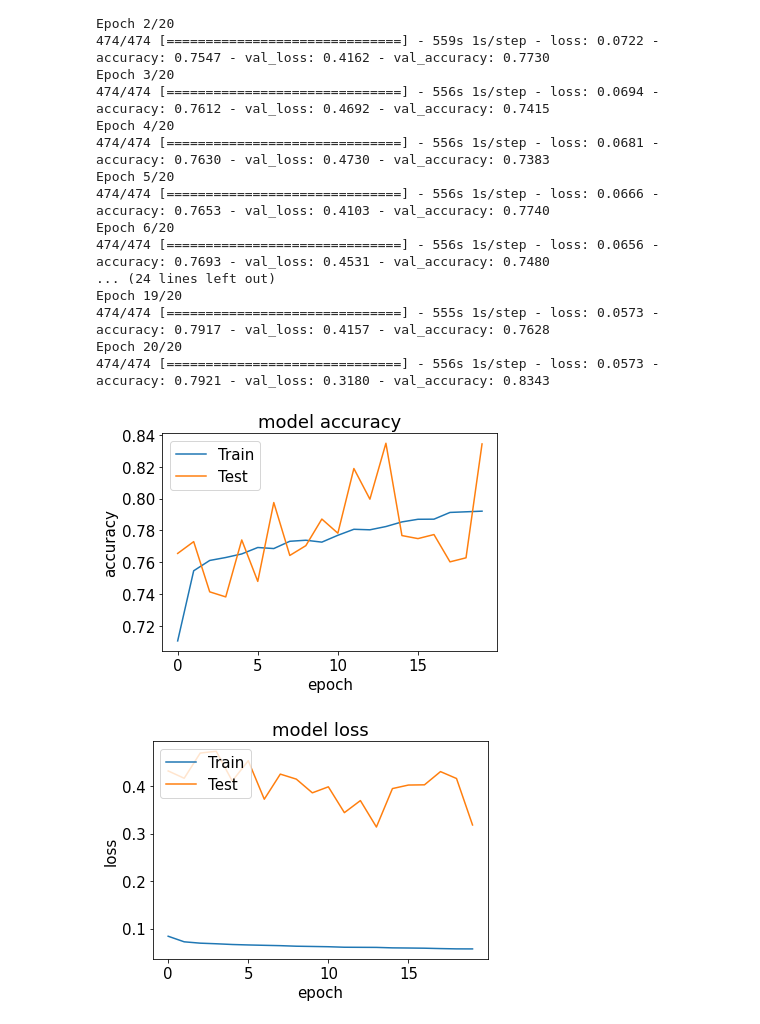
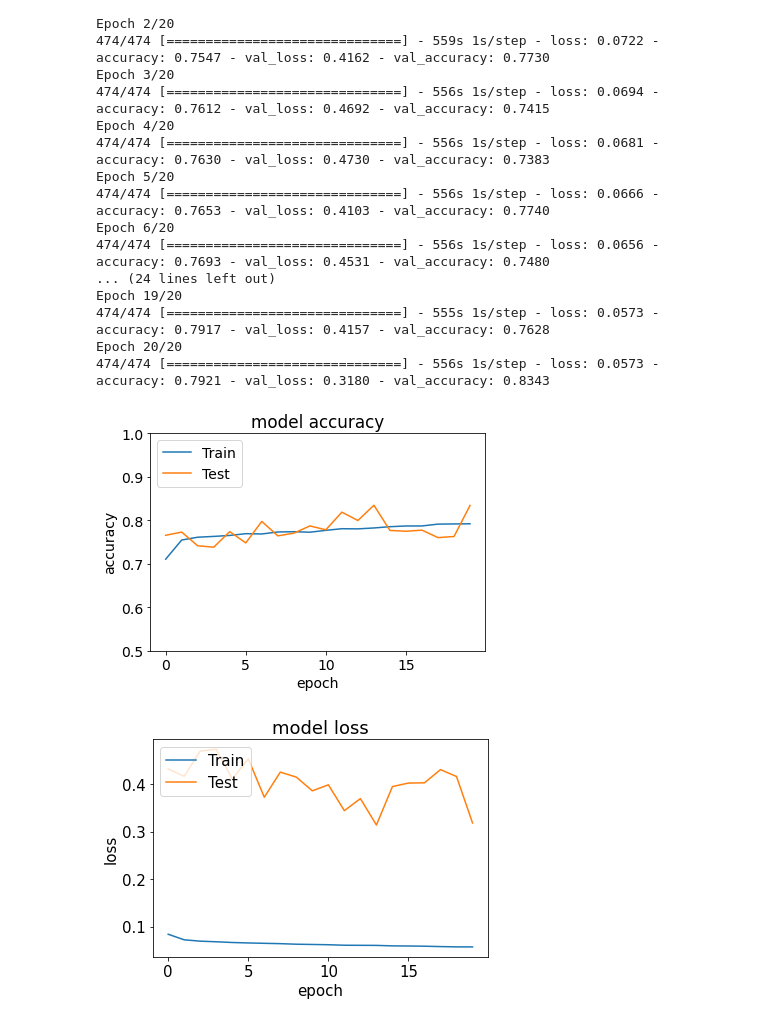
Before and after one commit to taksug229/cancer-image-recognition, a Jupyter notebook: 1. Modeling.ipynb, the cells around one changed output. Drawn from its saved outputs; the diff is of its cells as text; code cells hidden in the pictures.

```diff
--- a/1. Modeling.ipynb
+++ b/1. Modeling.ipynb
@@ -171,7 +124,3 @@ import pickle
 # Saving the epoch history
 with open('models/trainHistoryDict_hamid20', 'wb') as file_pi:
     pickle.dump(history.history, file_pi)
-# %%
-plot_accuracy(history)
-# %% [output]
-[figure, removed]
@@ -178,3 +138,8 @@ plot_accuracy(history)
+# %%
+plot_accuracy(history)
+plt.ylim(0.5,1)
+# %% [output]
+[figure, added]
 # %%
 plot_loss(history)
 # %% [output]
```
Also changed, not shown: parts of 6 cells of this notebook, 3 other files.
